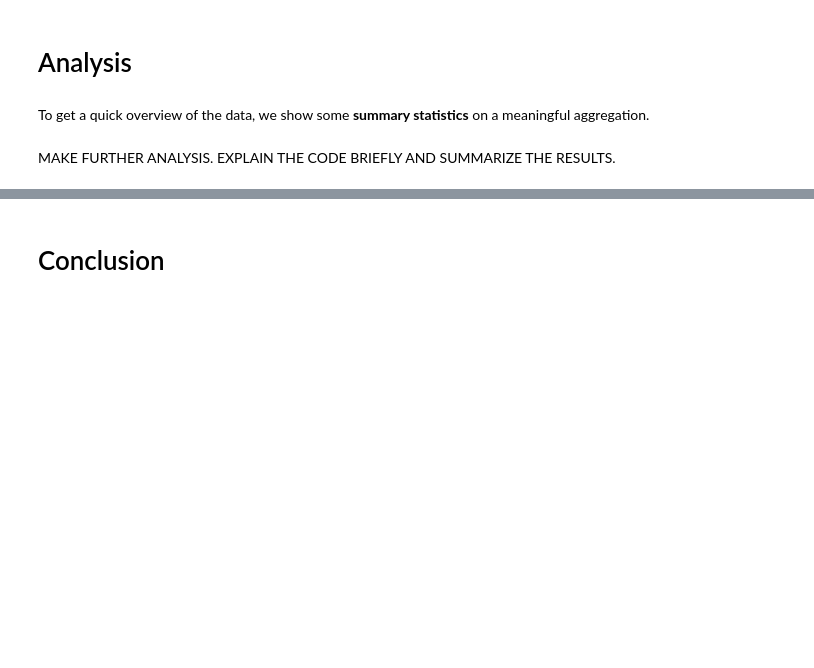
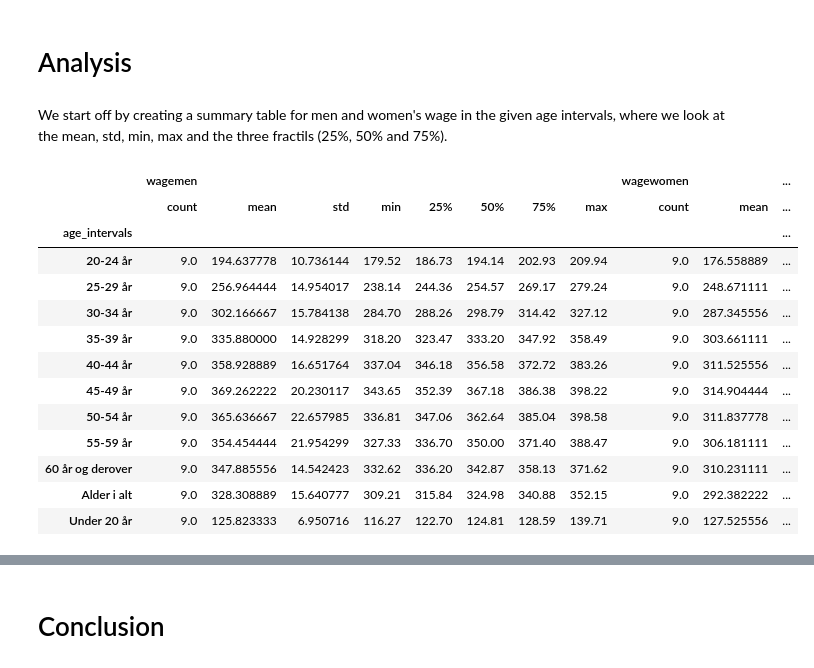
Before and after one commit to NumEconCopenhagen/projects-2023-julie-ida-ida, a Jupyter notebook: dataproject/dataproject.ipynb, the cells around one changed output, grey strips where cells are left out. Cells and saved outputs as stored; diff of their text form; code cells hidden in the pictures; blank space fills up the shorter version.

```diff
--- a/dataproject/dataproject.ipynb
+++ b/dataproject/dataproject.ipynb
@@ -303,7 +316,22 @@ mergedall.head(10)
 A left join will keep all observations in the merged wage dataset and subset only from gdp.
 # %% [markdown]
 # Analysis
-# %% [markdown]
-To get a quick overview of the data, we show some **summary statistics** on a meaningful aggregation.
-# %% [markdown]
-MAKE FURTHER ANALYSIS. EXPLAIN THE CODE BRIEFLY AND SUMMARIZE THE RESULTS.
+# %% [markdown]
+We start off by creating a summary table for men and women's wage in the given age intervals, where we look at the mean, std, min, max and the three fractils (25%, 50% and 75%).
+# %%
+mergedall.groupby(['age_intervals'])['wagemen', 'wagewomen'].describe().head(11)
+# %% [output]
+|  | wagemen |  |  |  |  |  |  |  | wagewomen |  | ... |
+|  | count | mean | std | min | 25% | 50% | 75% | max | count | mean | ... |
+| age_intervals |  |  |  |  |  |  |  |  |  |  | ... |
+| 20-24 år | 9.0 | 194.637778 | 10.736144 | 179.52 | 186.73 | 194.14 | 202.93 | 209.94 | 9.0 | 176.558889 | ... |
+| 25-29 år | 9.0 | 256.964444 | 14.954017 | 238.14 | 244.36 | 254.57 | 269.17 | 279.24 | 9.0 | 248.671111 | ... |
+| 30-34 år | 9.0 | 302.166667 | 15.784138 | 284.70 | 288.26 | 298.79 | 314.42 | 327.12 | 9.0 | 287.345556 | ... |
+| 35-39 år | 9.0 | 335.880000 | 14.928299 | 318.20 | 323.47 | 333.20 | 347.92 | 358.49 | 9.0 | 303.661111 | ... |
+| 40-44 år | 9.0 | 358.928889 | 16.651764 | 337.04 | 346.18 | 356.58 | 372.72 | 383.26 | 9.0 | 311.525556 | ... |
+| 45-49 år | 9.0 | 369.262222 | 20.230117 | 343.65 | 352.39 | 367.18 | 386.38 | 398.22 | 9.0 | 314.904444 | ... |
+| 50-54 år | 9.0 | 365.636667 | 22.657985 | 336.81 | 347.06 | 362.64 | 385.04 | 398.58 | 9.0 | 311.837778 | ... |
+| 55-59 år | 9.0 | 354.454444 | 21.954299 | 327.33 | 336.70 | 350.00 | 371.40 | 388.47 | 9.0 | 306.181111 | ... |
+| 60 år og derover | 9.0 | 347.885556 | 14.542423 | 332.62 | 336.20 | 342.87 | 358.13 | 371.62 | 9.0 | 310.231111 | ... |
+| Alder i alt | 9.0 | 328.308889 | 15.640777 | 309.21 | 315.84 | 324.98 | 340.88 | 352.15 | 9.0 | 292.382222 | ... |
+| Under 20 år | 9.0 | 125.823333 | 6.950716 | 116.27 | 122.70 | 124.81 | 128.59 | 139.71 | 9.0 | 127.525556 | ... |
```
Also changed, not shown: parts of 9 cells of this notebook.
